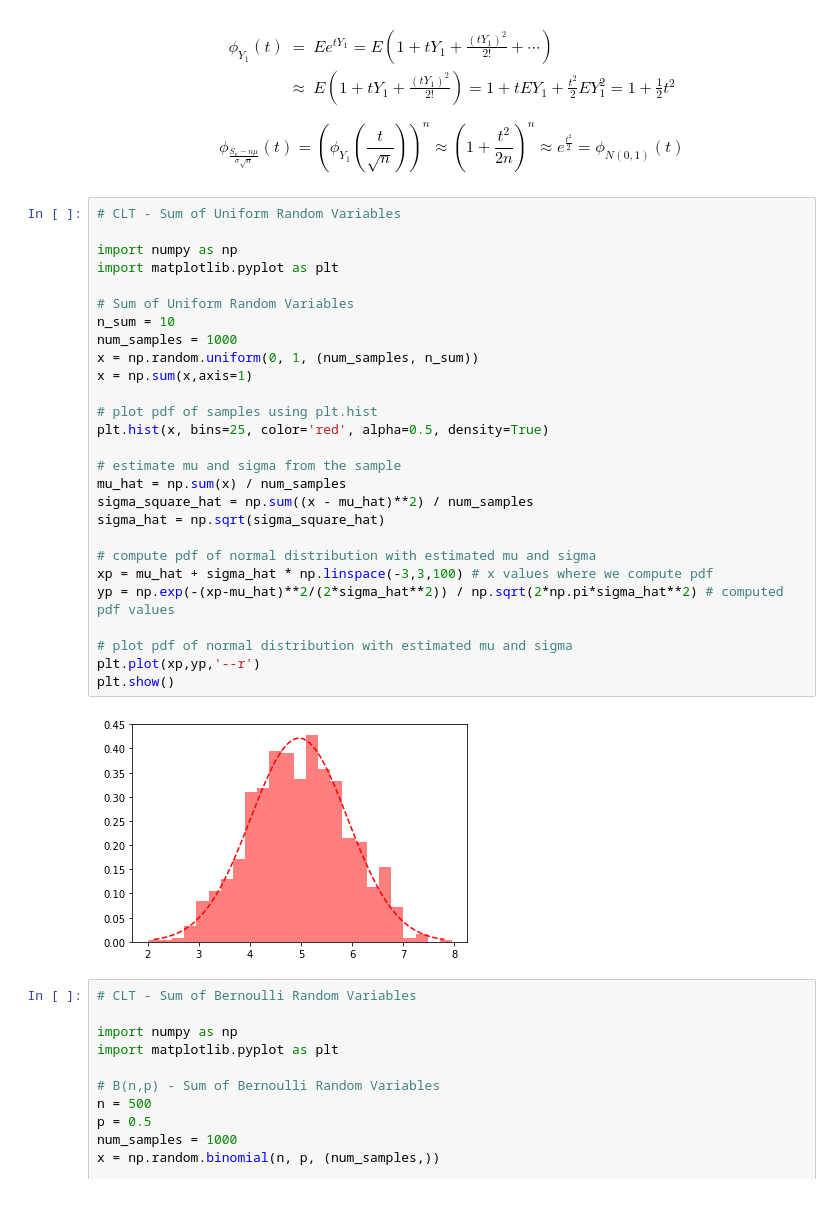
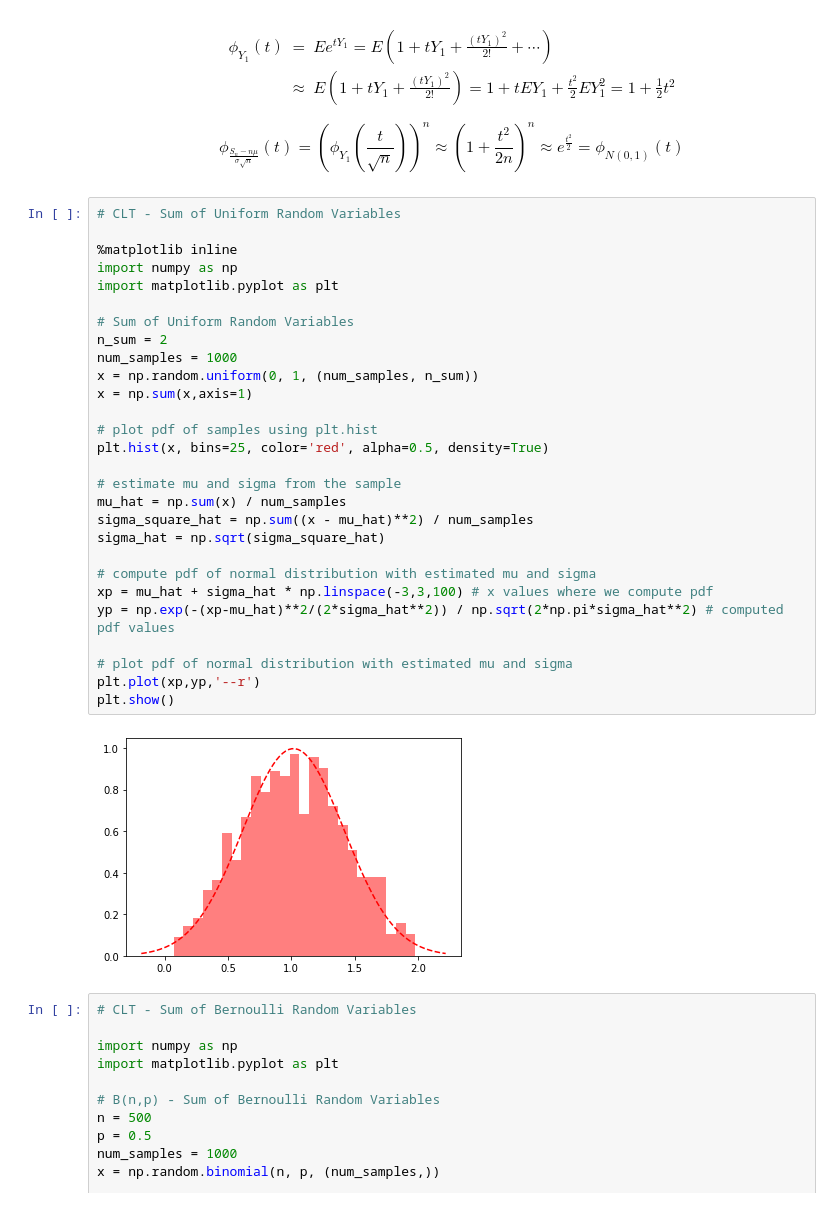
Before and after one commit to jinmang2/probability, a Jupyter notebook: CLT.ipynb, the cells around one changed output. Drawn from its saved outputs; the diff is of its cells as text.

```diff
--- a/CLT.ipynb
+++ b/CLT.ipynb
@@ -79,32 +79,33 @@ $$
 # %%
 # CLT - Sum of Uniform Random Variables
 
+%matplotlib inline
 import numpy as np
 import matplotlib.pyplot as plt
 
 # Sum of Uniform Random Variables
-n_sum = 10
+n_sum = 2
 num_samples = 1000
 x = np.random.uniform(0, 1, (num_samples, n_sum))
 x = np.sum(x,axis=1)
 
 # plot pdf of samples using plt.hist
 plt.hist(x, bins=25, color='red', alpha=0.5, density=True)
 
 # estimate mu and sigma from the sample
 mu_hat = np.sum(x) / num_samples
 sigma_square_hat = np.sum((x - mu_hat)**2) / num_samples
 sigma_hat = np.sqrt(sigma_square_hat)
 
 # compute pdf of normal distribution with estimated mu and sigma
 xp = mu_hat + sigma_hat * np.linspace(-3,3,100) # x values where we compute pdf
 yp = np.exp(-(xp-mu_hat)**2/(2*sigma_hat**2)) / np.sqrt(2*np.pi*sigma_hat**2) # computed pdf values
 
 # plot pdf of normal distribution with estimated mu and sigma
 plt.plot(xp,yp,'--r')
 plt.show()
 # %% [output]
-[figure, old version]
+[figure, new version]
 # %%
 # CLT - Sum of Bernoulli Random Variables
 
```
Also changed, not shown: parts of 1 cell of this notebook.
